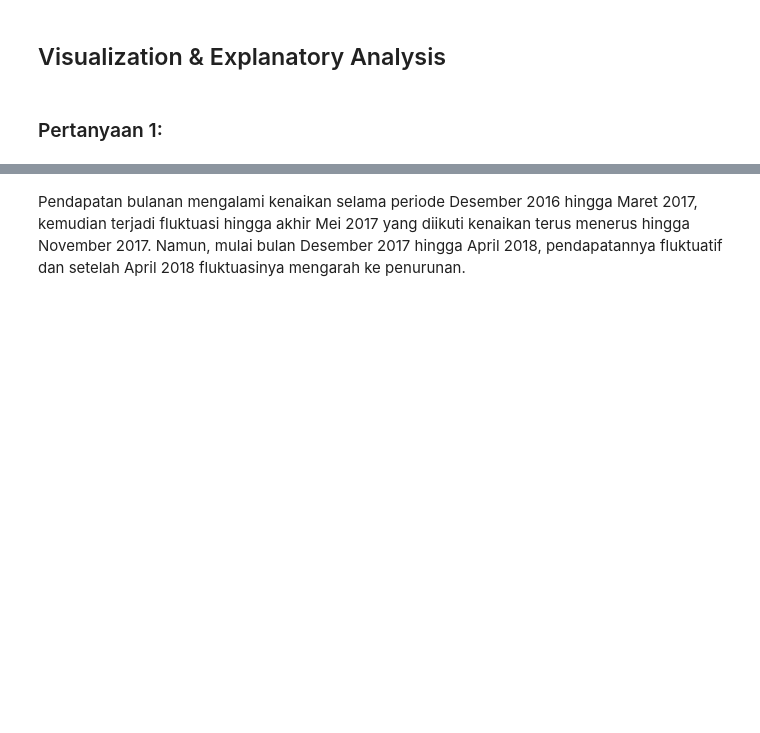
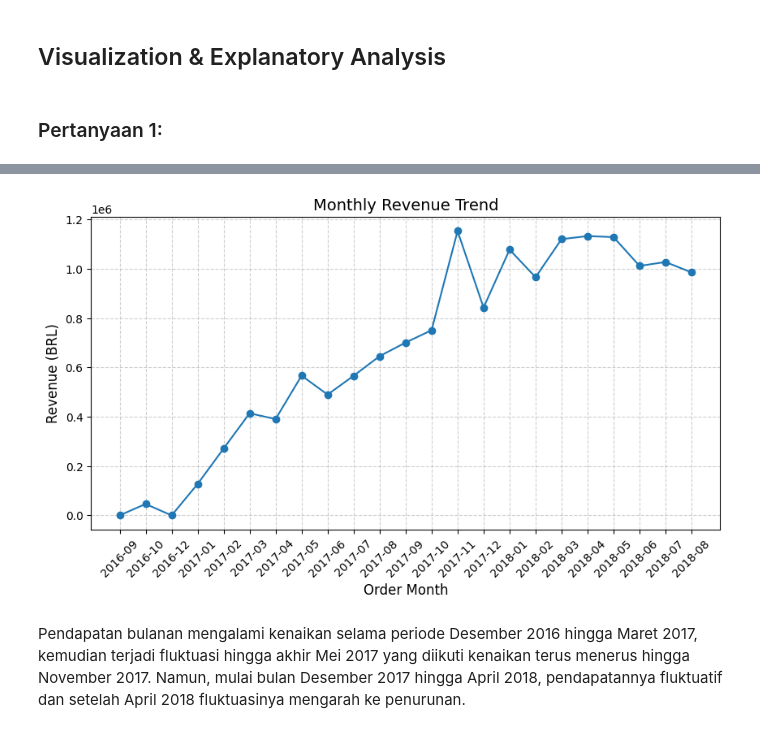
Before and after one commit to hutomo20241446/analisis_data, a Jupyter notebook: Proyek_Analisis_Data.ipynb, the cells around one changed output, grey strips where cells are left out. Drawn from its saved outputs; the diff is of its cells as text; code cells hidden in the pictures; blank space fills up the shorter version.

```diff
--- a/Proyek_Analisis_Data.ipynb
+++ b/Proyek_Analisis_Data.ipynb
@@ -850,3 +868,20 @@ fig.show()
+# %%
+daily_revenue["order_date"] = pd.to_datetime(daily_revenue["order_date"])
+daily_revenue["order_month"] = daily_revenue["order_date"].dt.to_period("M")
+monthly_revenue = daily_revenue.groupby("order_month")["total_revenue"].sum().reset_index()
+monthly_revenue["order_month"] = monthly_revenue["order_month"].astype(str)
+
+plt.figure(figsize=(10, 5))
+plt.plot(monthly_revenue["order_month"], monthly_revenue["total_revenue"], marker='o', linestyle='-')
+plt.title("Monthly Revenue Trend", fontsize=14)
+plt.xlabel("Order Month", fontsize=12)
+plt.ylabel("Revenue (BRL)", fontsize=12)
+
+plt.xticks(rotation=45)
+plt.grid(True, linestyle="--", alpha=0.6)
+plt.show()
+# %% [output]
+[figure, added]
 # %% [markdown]
 Pendapatan bulanan mengalami kenaikan selama periode Desember 2016 hingga Maret 2017, kemudian terjadi fluktuasi hingga akhir Mei 2017 yang diikuti kenaikan terus menerus hingga November 2017. Namun, mulai bulan Desember 2017 hingga April 2018, pendapatannya fluktuatif dan setelah April 2018 fluktuasinya mengarah ke penurunan.
 # %% [markdown]
```
Also changed, not shown: parts of 39 cells of this notebook.
